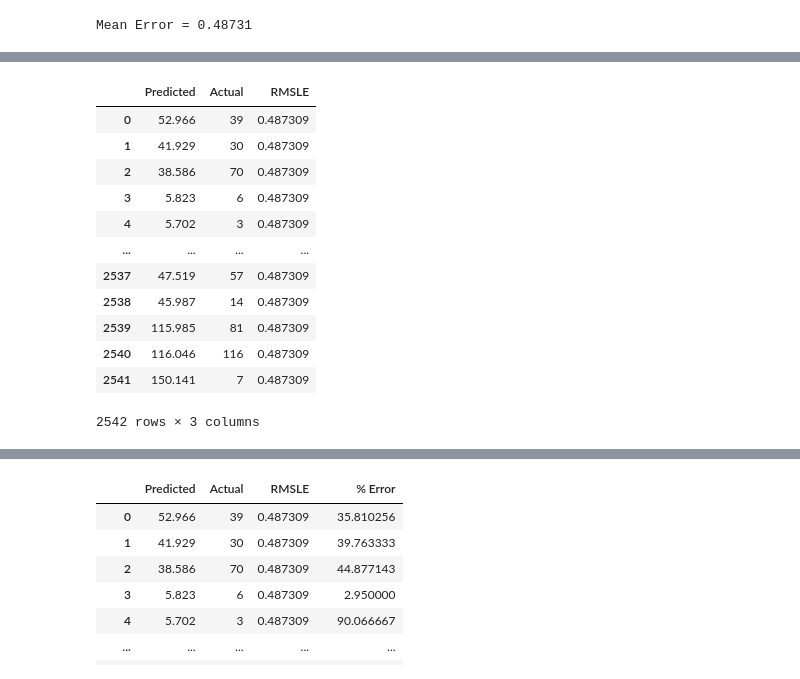
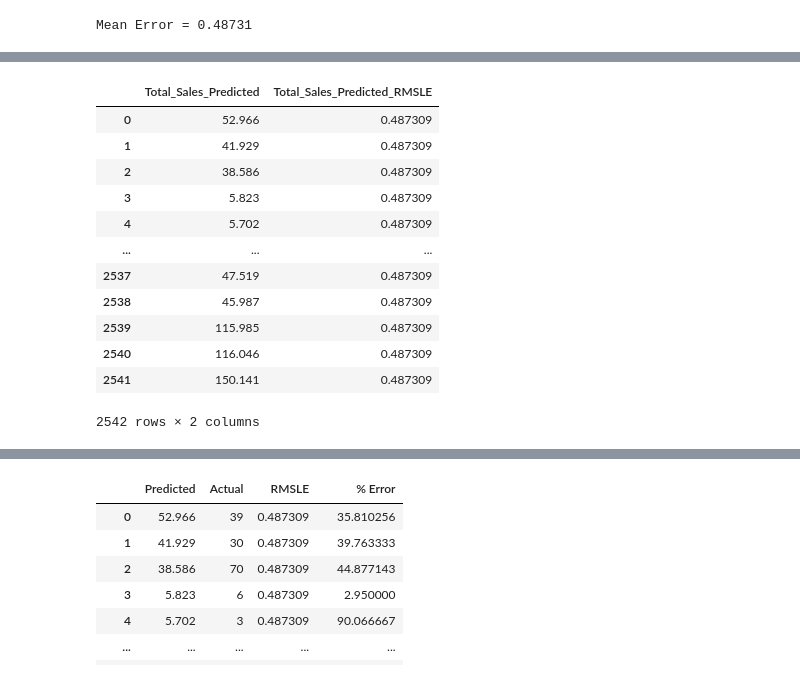
Before and after one commit to FinalProject-2021/Housing_Valuation, a Jupyter notebook: random_forest_regressor_am.ipynb, the cells around one changed output, grey strips where cells are left out. Cells and saved outputs as stored; diff of their text form; code cells hidden in the pictures.

```diff
--- a/random_forest_regressor_am.ipynb
+++ b/random_forest_regressor_am.ipynb
@@ -456,6 +451,6 @@ print('Mean Error = %.5f' % np.sqrt(mean_squared_log_error(ts_y_test, rf_pred_ts
 # %% [output]
 Mean Error = 0.48731
 # %%
-output_ts = pd.DataFrame({'Predicted':rf_pred_ts, 'Actual': ts_y_test})
-output_ts.shape
+output_ts = pd.DataFrame({'Total_Sales_Predicted':rf_pred_ts, 'Actual': ts_y_test})
+output_ts
 # %% [output]
@@ -463,18 +470,20 @@ output_ts.shape
 # %%
 # Calculate mean error for each row and add to new column
-output_ts['RMSLE'] = (np.sqrt(mean_squared_log_error(output_ts['Actual'], output_ts['Predicted'])))
+output_ts['Total_Sales_Predicted_RMSLE'] = (np.sqrt(mean_squared_log_error(output_ts['Actual'], output_ts['Total_Sales_Predicted'])))
+
+output_ts = output_ts.drop(columns='Actual')
 output_ts
 # %% [output]
-|  | Predicted | Actual | RMSLE |
-| 0 | 52.966 | 39 | 0.487309 |
-| 1 | 41.929 | 30 | 0.487309 |
-| 2 | 38.586 | 70 | 0.487309 |
-| 3 | 5.823 | 6 | 0.487309 |
-| 4 | 5.702 | 3 | 0.487309 |
-| ... | ... | ... | ... |
-| 2537 | 47.519 | 57 | 0.487309 |
-| 2538 | 45.987 | 14 | 0.487309 |
-| 2539 | 115.985 | 81 | 0.487309 |
-| 2540 | 116.046 | 116 | 0.487309 |
-| 2541 | 150.141 | 7 | 0.487309 |
+|  | Total_Sales_Predicted | Total_Sales_Predicted_RMSLE |
+| 0 | 52.966 | 0.487309 |
+| 1 | 41.929 | 0.487309 |
+| 2 | 38.586 | 0.487309 |
+| 3 | 5.823 | 0.487309 |
+| 4 | 5.702 | 0.487309 |
+| ... | ... | ... |
+| 2537 | 47.519 | 0.487309 |
+| 2538 | 45.987 | 0.487309 |
+| 2539 | 115.985 | 0.487309 |
+| 2540 | 116.046 | 0.487309 |
+| 2541 | 150.141 | 0.487309 |
-2542 rows × 3 columns
+2542 rows × 2 columns
```
Also changed, not shown: parts of 14 cells of this notebook, 1 other file.
